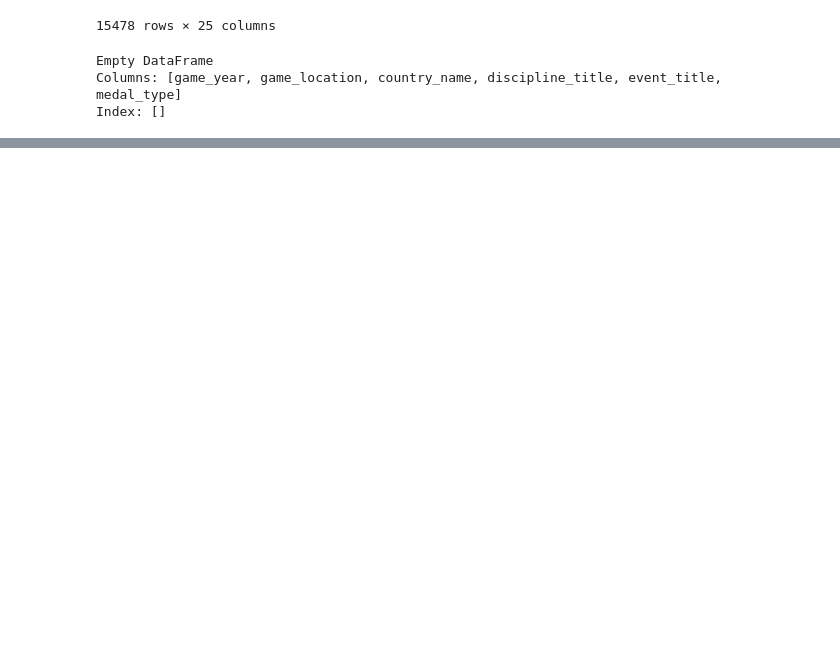
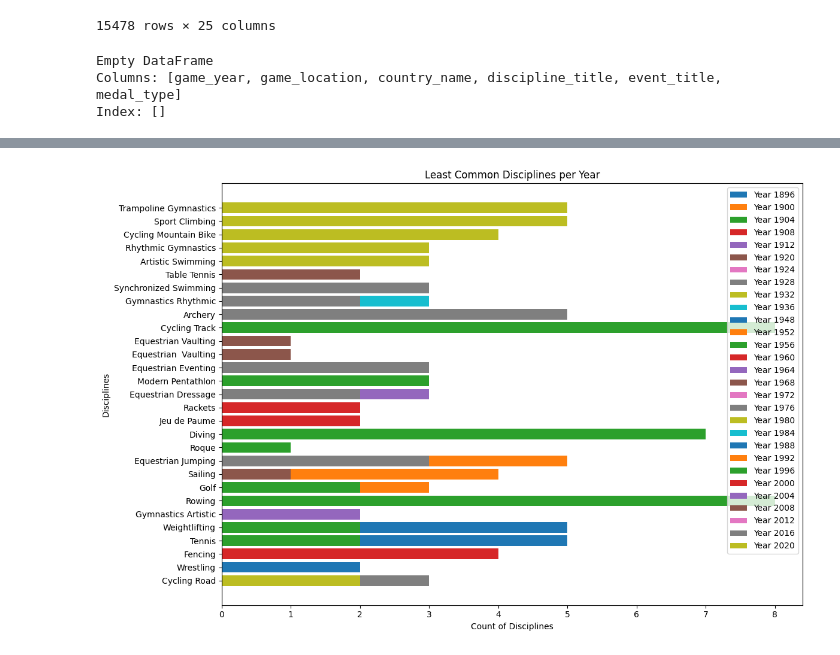
Before and after one commit to zbrwkq/Hackaton-4, a Jupyter notebook: machin_learning.ipynb, the cells around one changed output, grey strips where cells are left out. Saved outputs shown, nothing was run; the diff lists cells and outputs as text; code cells hidden in the pictures; blank space fills up the shorter version.

```diff
--- a/machin_learning.ipynb
+++ b/machin_learning.ipynb
@@ -486,0 +583,30 @@ medal_counts_reset2
+# %%
+import pandas as pd
+import matplotlib.pyplot as plt
+
+# Assuming 'medal_counts_reset2' is your DataFrame
+# Group by 'game_year' and 'discipline_title', and count occurrences
+discipline_counts = medal_counts_reset2.groupby(['game_year', 'discipline_title']).size()
+
+# Convert the series to a DataFrame
+discipline_counts = discipline_counts.reset_index(name='counts')
+
+# Sort the data by year and count to see the least frequent disciplines at the top for each year
+discipline_counts_sorted = discipline_counts.sort_values(by=['game_year', 'counts'], ascending=[True, True])
+
+# Optionally, filter to see the least common disciplines per year
+# Here you might want to show, for example, the least 5 disciplines per year
+filtered_disciplines = discipline_counts_sorted.groupby('game_year').head(5)
+
+# Plotting
+plt.figure(figsize=(12, 8))
+for year, group in filtered_disciplines.groupby('game_year'):
+    plt.barh(group['discipline_title'], group['counts'], label=f'Year {year}')
+plt.xlabel('Count of Disciplines')
+plt.ylabel('Disciplines')
+plt.title('Least Common Disciplines per Year')
+plt.legend()
+plt.tight_layout()
+plt.show()
+# %% [output]
+[figure, added]
```
Also changed, not shown: parts of 30 cells of this notebook, 5 other files.
